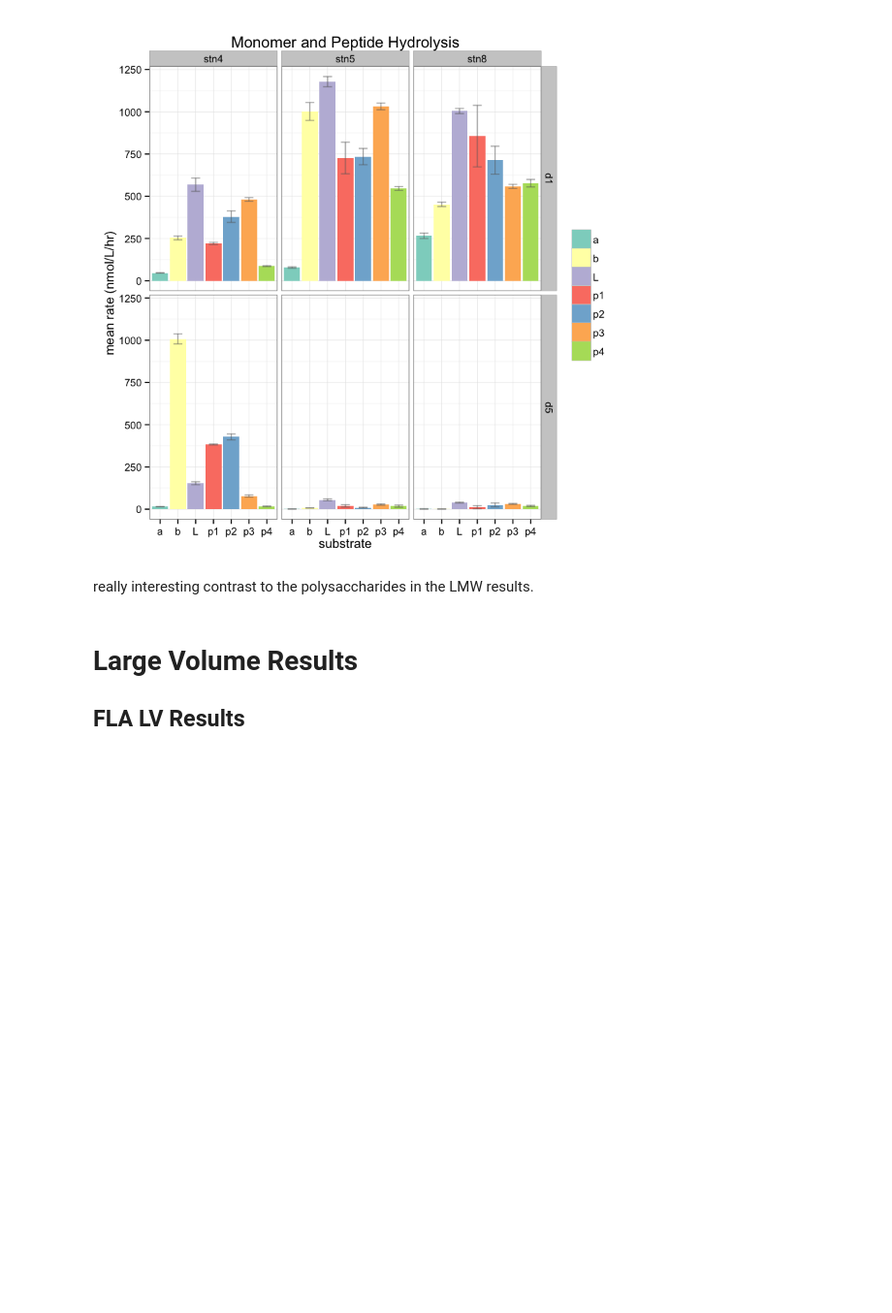
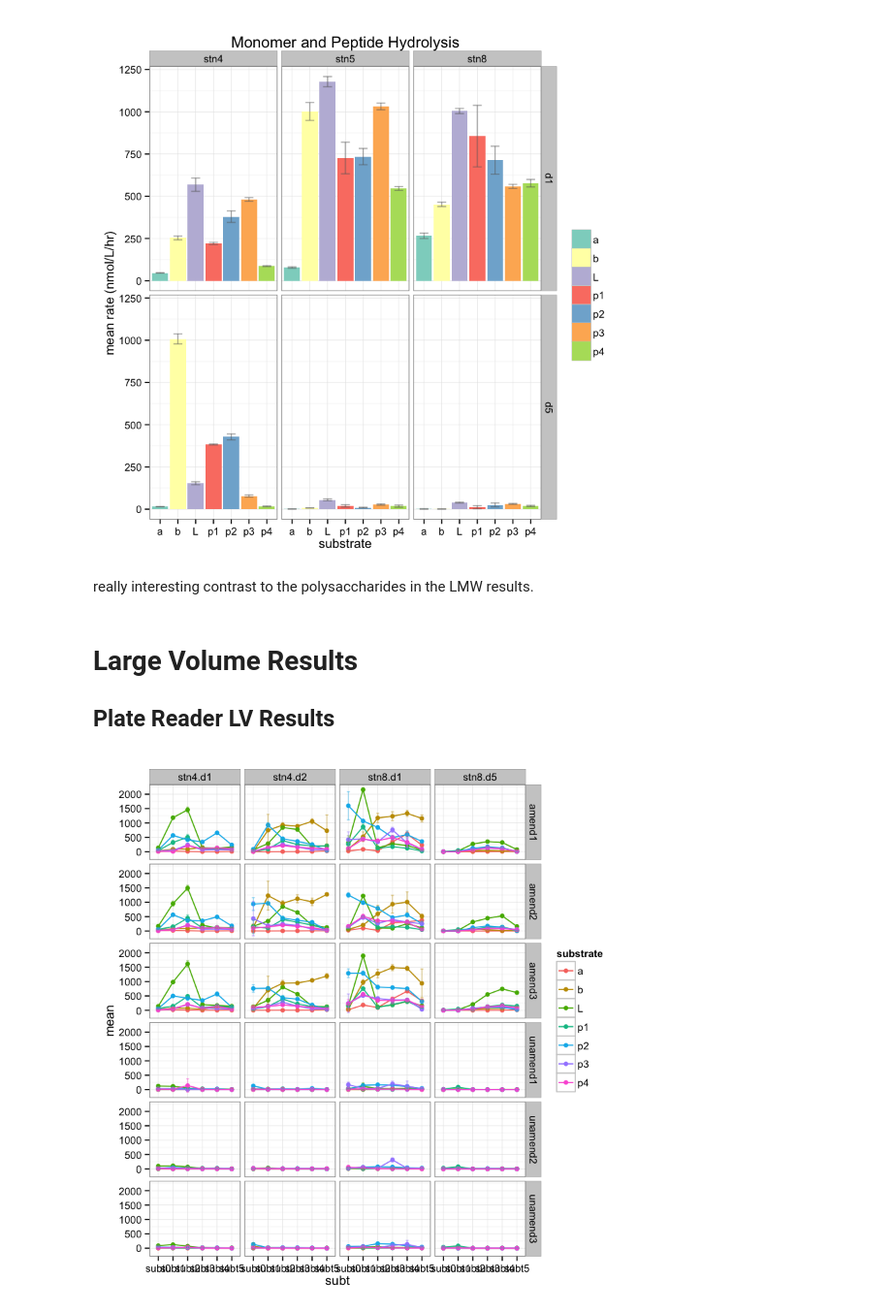
Before and after one commit to ahoarfrost/EN556, a Jupyter notebook: EN556.Status.Meeting.Mar22016.ipynb, the cells around one changed output. Shown at 97% size. Cells and saved outputs as stored; diff of their text form; code cells hidden in the pictures; blank space fills up the shorter version.

```diff
--- a/EN556.Status.Meeting.Mar22016.ipynb
+++ b/EN556.Status.Meeting.Mar22016.ipynb
@@ -122,4 +122,13 @@ really interesting contrast to the polysaccharides in the LMW results.
 # %% [markdown]
 # Large Volume Results
 
-## FLA LV Results
+## Plate Reader LV Results
+# %%
+lv <- read.csv("PlateReader/plateMasterLVWithFactors.csv",row.names=1)
+
+a <- ggplot(lv, aes(x=subt,y=mean,group=substrate)) + facet_grid(treatment~site) + geom_path(aes(color=substrate),stat="identity")
+b <- a + geom_point(aes(color=substrate)) + geom_errorbar(aes(ymin=mean-sd,ymax=mean+sd, color=substrate),alpha=0.4,width=0.2)
+c <- b + theme_bw()
+print(c)
+# %% [output]
+[figure, added]
```
